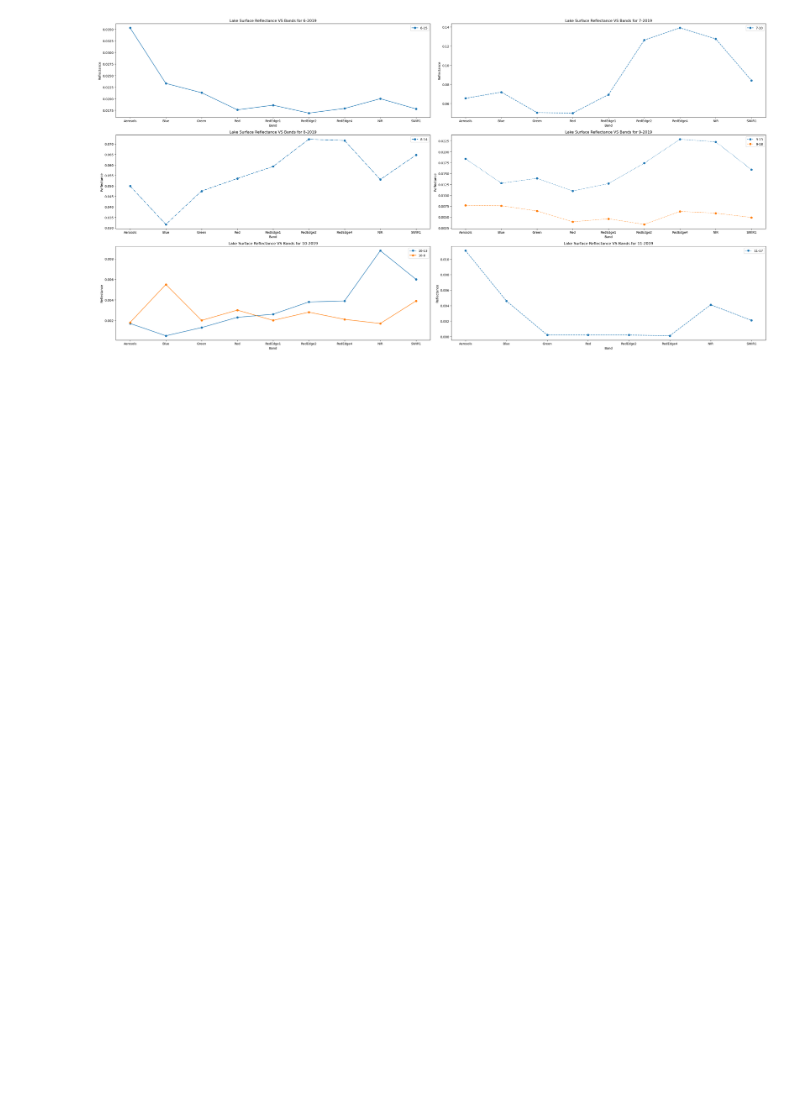
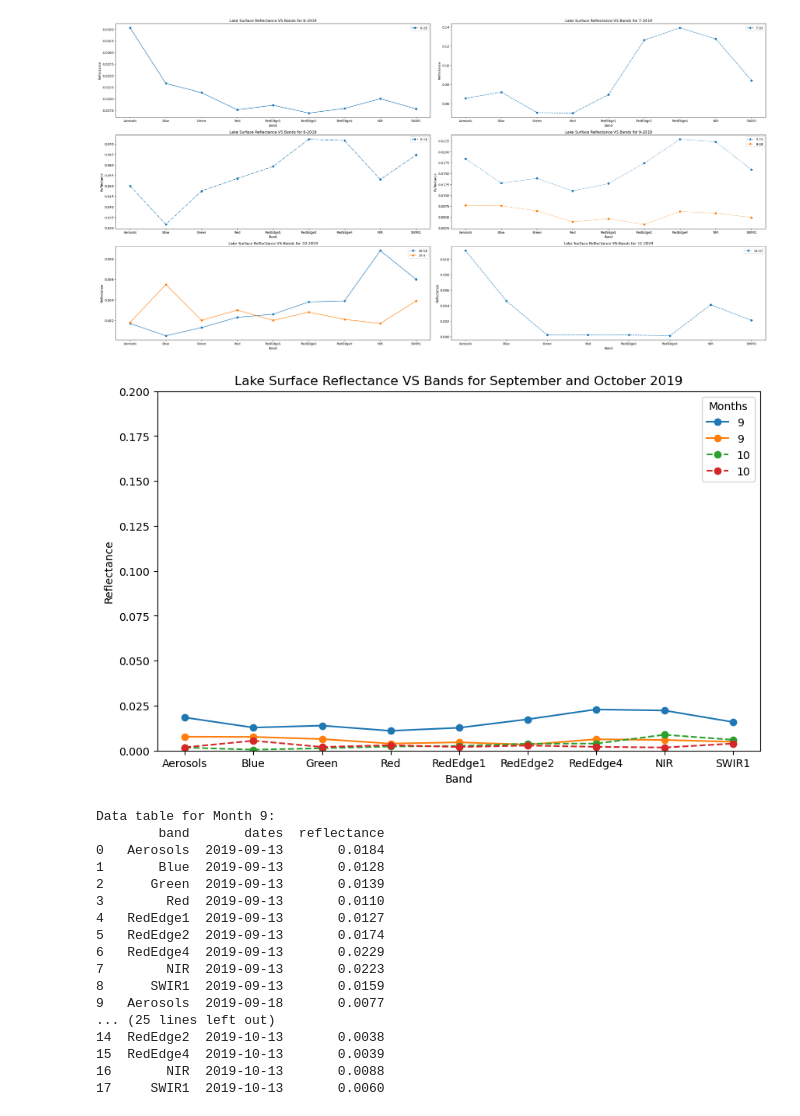
Before and after one commit to Touheda812/Research-Water-Quality-, a Jupyter notebook: BIG_MOOSE_LAKE_CDOM_DOC_SENTINEL2.ipynb, the cells around one changed output. Cells and saved outputs as stored; diff of their text form; code cells hidden in the pictures; blank space fills up the shorter version.

```diff
--- a/BIG_MOOSE_LAKE_CDOM_DOC_SENTINEL2.ipynb
+++ b/BIG_MOOSE_LAKE_CDOM_DOC_SENTINEL2.ipynb
@@ -520,3 +404,75 @@ plt.tight_layout()
 plt.show()
 # %% [output]
 [figure]
+# %%
+data_by_month = {}
+
+for index, row in df_s2_reflectance.iterrows():
+    date = row['date']
+    reflectance = row['reflectance']
+
+    year = date.year
+    month = date.month
+
+    if year == 2019 and month in [9, 10]:  # Filter for September (9) and October (10) only
+        if month not in data_by_month:
+            data_by_month[month] = {'band': [], 'dates': [], 'reflectance': []}
+
+        if reflectance:
+            for band in STD_NAMES:
+                value = reflectance.get(band)
+                if value is not None:
+                    value /= 10000  # Divide by 10000 to convert from DN to reflectance
+                    data_by_month[month]['band'].append(band)
+                    data_by_month[month]['dates'].append(date)
+                    data_by_month[month]['reflectance'].append(value)
+
+plt.figure(figsize=(10, 6))
+
+line_styles = ['-', '--']  # List of line styles for two months
+style_index = 0
+
+for month, data in data_by_month.items():
+    unique_dates = list(set(data['dates']))  # Get unique dates for the month
+    line_style = line_styles[style_index]  # Cycle through line styles
+
+    for date in unique_dates:
+        indices = [i for i, d in enumerate(data['dates']) if d == date]  # Get indices for the specific date
+        reflectance_values = [data['reflectance'][i] for i in indices]
+        bands = [data['band'][i] for i in indices]
+        plt.plot(bands, reflectance_values, linestyle=line_style, marker='o', label=f'{month}')
+
+    style_index += 1
+
+plt.xlabel('Band')
+plt.ylabel('Reflectance')
+plt.ylim(0, 0.2)  # Adjust the y-axis limit based on the reflectance range
+plt.title('Lake Surface Reflectance VS Bands for September and October 2019')
+plt.legend(title='Months')
+plt.show()
+
+# Display the data table for September and October
+for month, data in data_by_month.items():
+    print(f"Data table for Month {month}:")
+    df = pd.DataFrame(data)
+    print(df)
+    print()
+# %% [output]
+[figure, added]
+Data table for Month 9:
+        band       dates  reflectance
+0   Aerosols  2019-09-13       0.0184
+1       Blue  2019-09-13       0.0128
+2      Green  2019-09-13       0.0139
+3        Red  2019-09-13       0.0110
+4   RedEdge1  2019-09-13       0.0127
+5   RedEdge2  2019-09-13       0.0174
+6   RedEdge4  2019-09-13       0.0229
+7        NIR  2019-09-13       0.0223
+8      SWIR1  2019-09-13       0.0159
+9   Aerosols  2019-09-18       0.0077
+... (25 lines left out)
+14  RedEdge2  2019-10-13       0.0038
+15  RedEdge4  2019-10-13       0.0039
+16       NIR  2019-10-13       0.0088
+17     SWIR1  2019-10-13       0.0060
```
Also changed, not shown: parts of 20 cells of this notebook.
